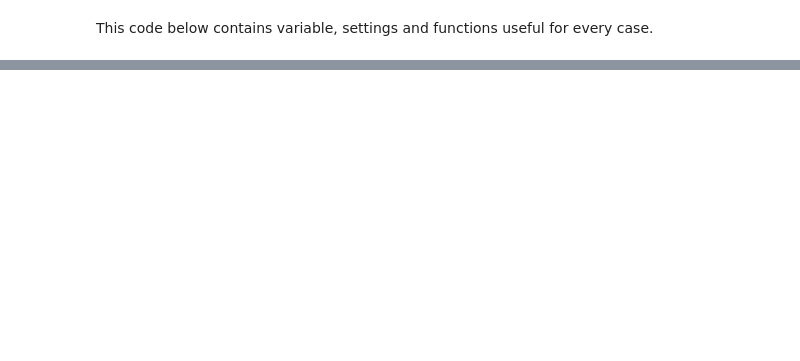
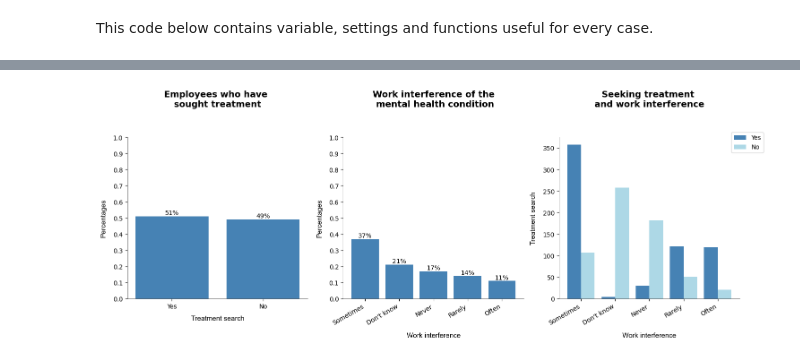
Before and after one commit to EmmaTosato/Programming_Project, a Jupyter notebook: jupyter_project.ipynb, the cells around one changed output, grey strips where cells are left out. Cells and saved outputs as stored; diff of their text form; code cells hidden in the pictures; blank space fills up the shorter version.

Commit message:
Plotting and modeling

```diff
--- a/jupyter_project.ipynb
+++ b/jupyter_project.ipynb
@@ -345,8 +347,8 @@ Max values:  [         57          58          60          60          61
 Min values:  [-1726   -29    -1     5     8    11    18    18    18    18]
 # %%
 # Cleaning the age column
-mental_health_df.drop(mental_health_df[mental_health_df['age'] < 18].index, inplace= True)
-mental_health_df.drop(mental_health_df[mental_health_df['age'] > 72].index, inplace= True)
+mental_health_df_raw.drop(mental_health_df_raw[mental_health_df_raw['age'] < 18].index, inplace= True)
+mental_health_df_raw.drop(mental_health_df_raw[mental_health_df_raw['age'] > 72].index, inplace= True)
 # %% [markdown]
 Cheking the fairness of the data, we see that:
 
@@ -399,10 +401,10 @@ Often        140
 Name: work_interfere, dtype: int64
 # %%
 # Cleaning the self_employed column
-mental_health_df['self_employed'].fillna(value = 'No', inplace = True)
+mental_health_df_raw['self_employed'].fillna(value = 'No', inplace = True)
 
 # Cleaning the work_interfere column
-mental_health_df['work_interfere'].fillna(value = 'Don\'t know', inplace = True)
+mental_health_df_raw['work_interfere'].fillna(value = 'Don\'t know', inplace = True)
 # %% [markdown]
 Checking quickly that there are no more wrong or null values in  the columns (except for already checked columns: age, gender and country)
 # %%
@@ -426,3 +428,6 @@ mental_health_interview ['No' 'Yes' 'Maybe']
 phys_health_interview ['Maybe' 'No' 'Yes']
 mental_vs_physical ['Yes' "Don't know" 'No']
 obs_consequence ['No' 'Yes']
+# %%
+# Reindexing
+mental_health_df_raw.reset_index(drop=True, inplace=True)
@@ -429,2 +436,4 @@ obs_consequence ['No' 'Yes']
+# %%
+mental_health_df = mental_health_df_raw.copy()
 # %% [markdown]
 ## Interesting plots
@@ -698,0 +465,63 @@ for col in object_cols:
+# %%
+# 1
+labels_treat = mental_health_df['treatment'].value_counts().index.to_list()               # Yes, No
+counts_treat = list(map(lambda x: round((x/tot_rows),2), mental_health_df['treatment'].value_counts()))
+
+# 2
+labels_work = mental_health_df['work_interfere'].value_counts().index.to_list()          # 'Sometimes', "Don't know", 'Never', 'Rarely', 'Often'
+counts_work = list(map(lambda x: round((x/tot_rows),2), mental_health_df['work_interfere'].value_counts()))
+
+# 3
+df_treat_work = mental_health_df.groupby(['work_interfere', 'treatment'])['treatment'].count().unstack(0)
+df_treat_work = df_treat_work.reindex(index = labels_treat, columns = labels_work)
+yes_ans = list(df_treat_work[:].loc['Yes'].values)
+no_ans = list(df_treat_work[:].loc['No'].values)
+
+
+# The label locations
+x = np.arange(len(labels_work))
+width = 0.4  # the width of the bars
+
+# Plot
+fig1, (ax1, ax2, ax3) = plt.subplots(1,3,figsize =(15, 6))
+ax1.bar(labels_treat, counts_treat, color ='steelblue', label=labels_treat)
+ax2.bar(labels_work, counts_work, color ='steelblue', label=labels_work)
+ax3.bar(x - width/2, yes_ans, width, color= 'steelblue', label= 'Yes')
+ax3.bar(x + width/2, no_ans, width, color= 'lightblue', label ='No')
+
+# Labels, ticks
+ax1.set_xlabel("Treatment search", labelpad= 10.0, fontname="Arial", fontsize=11, fontweight = 'medium')
+ax2.set_xlabel("Work interference", labelpad= 10.0, fontname="Arial", fontsize=11, fontweight = 'medium')
+ax3.set_xlabel("Work interference", labelpad= 10.0, fontname="Arial", fontsize=11, fontweight = 'medium')
+ax1.set_ylabel("Percentages", labelpad= 10.0, fontname="Arial", fontsize=11, fontweight = 'medium')
+ax2.set_ylabel("Percentages", labelpad= 10.0, fontname="Arial", fontsize=11, fontweight = 'medium')
+ax3.set_ylabel("Treatment search", labelpad= 10.0, fontname="Arial", fontsize=11, fontweight = 'medium')
+ax1.set_yticks(np.arange(0.0,1.1, 0.1))
+ax2.set_yticks(np.arange(0.0,1.1, 0.1))
+ax2.set_xticks(list(range(0,5)), labels_work, rotation=30, ha='right')
+ax3.set_xticks(list(range(0,5)), labels_work, rotation=30, ha='right')
+
+# Percenteges
+for p in ax1.patches:
+    height = p.get_height()
+    ax1.annotate("{}%".format(round(height*100)), (p.get_x() + p.get_width() / 2, height+ 0.01), ha='center')
+
+for p in ax2.patches:
+    height = p.get_height()
+    ax2.annotate("{}%".format(round(height*100)), (p.get_x() + p.get_width() / 2, height+ 0.01), ha='center')
+
+
+
+# Title
+ax1.set_title('Employees who have \nsought treatment', fontsize= 14, fontweight= 'heavy', color = 'black', y=1.15, pad=10)
+ax2.set_title('Work interference of the\n mental health condition', fontsize= 14, fontweight= 'heavy', color = 'black', y=1.15, pad=10)
+ax3.set_title('Seeking treatment \nand work interference', fontsize= 14, fontweight= 'heavy', color = 'black', y=1.15, pad=10)
+
+# Legend
+ax3.legend(loc = 'upper right', bbox_to_anchor=(0.65, 0.55, 0.5, 0.5))
+
+# show
+plt.tight_layout()
+plt.show()
+# %% [output]
+[figure, added]
```
Also changed, not shown: parts of 67 cells of this notebook, 1 other file.
